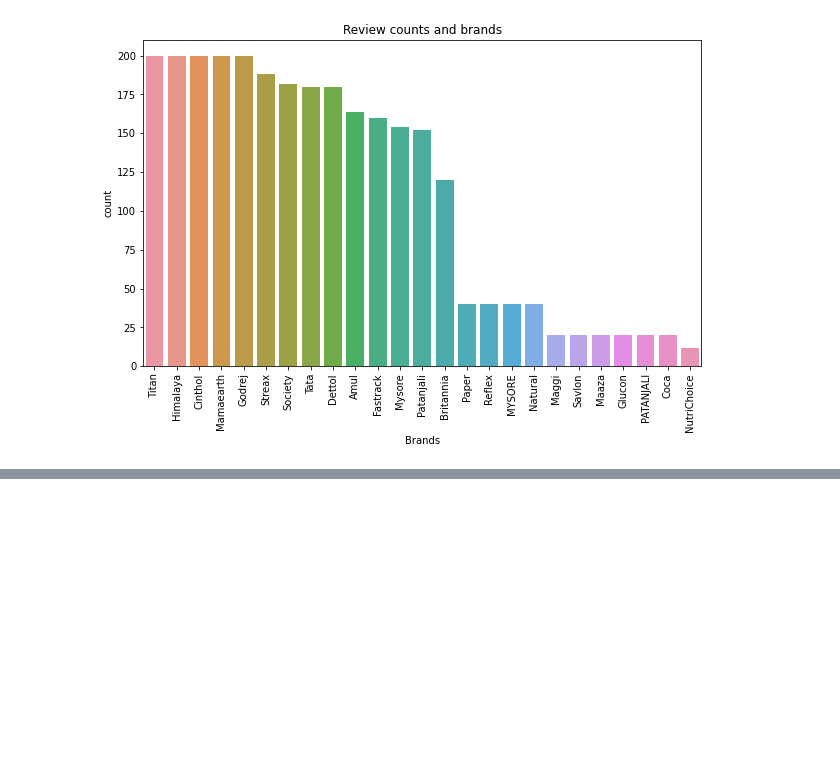
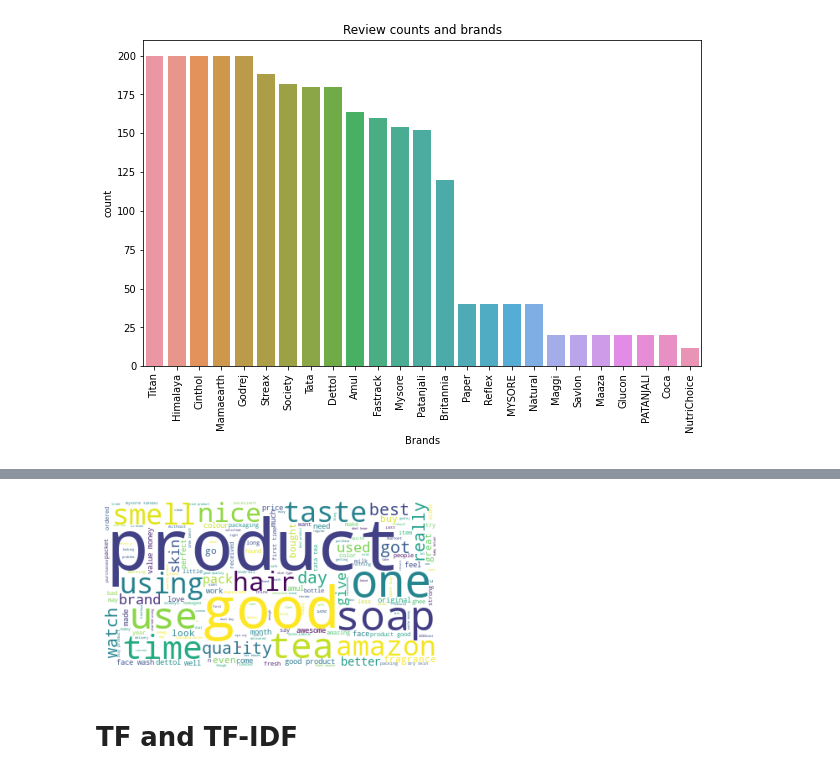
Before and after one commit to kshitij0209ag/Data-Science-Project_11_FEB_2022, a Jupyter notebook: Amazon_sentimental_Analysis.ipynb, the cells around one changed output, grey strips where cells are left out. Saved outputs shown, nothing was run; the diff lists cells and outputs as text; code cells hidden in the pictures; blank space fills up the shorter version.

```diff
--- a/Amazon_sentimental_Analysis.ipynb
+++ b/Amazon_sentimental_Analysis.ipynb
@@ -110,0 +203,12 @@ Hello world
+# %%
+from wordcloud import WordCloud
+wordcloud2 = WordCloud(background_color='white').generate(
+    ' '.join(df['clean_review_text']))
+# Generate plot
+plt.imshow(wordcloud2)
+plt.axis("off")
+plt.show()
+# %% [output]
+[figure, added]
+# %% [markdown]
+# TF and TF-IDF
```
Also changed, not shown: parts of 12 cells of this notebook.
